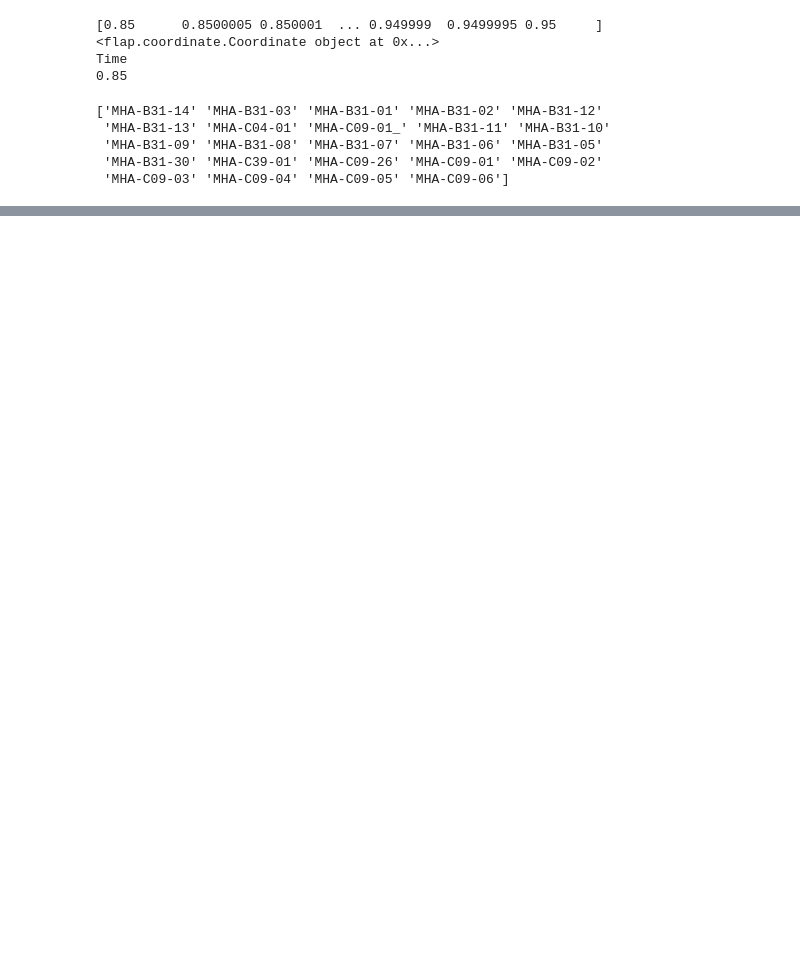
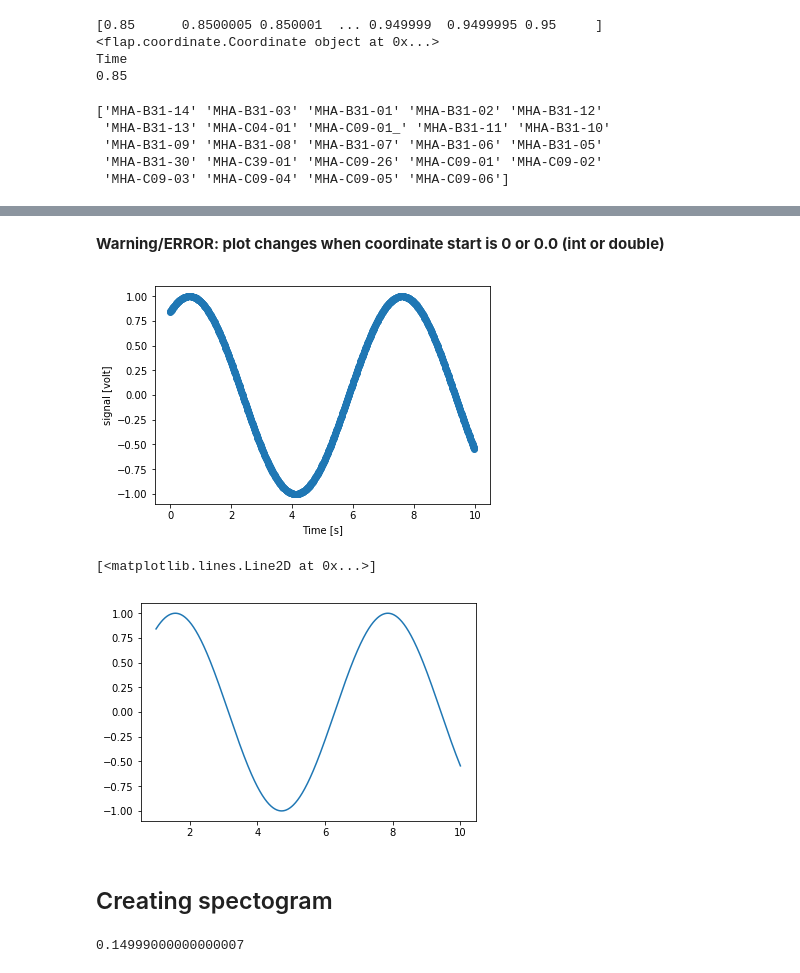
Before and after one commit to martonvavrik/fusion_research, a Jupyter notebook: Flap storage.ipynb, the cells around one changed output, grey strips where cells are left out. Saved outputs shown, nothing was run; the diff lists cells and outputs as text; code cells hidden in the pictures; blank space fills up the shorter version.

Commit message:
Added spectogram

```diff
--- a/Flap storage.ipynb
+++ b/Flap storage.ipynb
@@ -170,25 +175,42 @@ flap.list_data_objects()
+# %% [markdown]
+**Warning/ERROR: plot changes when coordinate start is 0 or 0.0 (int or double)**
 # %%
 time_dummy = flap.Coordinate(name="Time",
                           unit="s",
                           mode = flap.CoordinateMode(equidistant=True),
-                          start=0,
-                          step=1,
+                          start=0.0,
+                          step=0.01,
                           #values=np.linspace(1,5,10)
                           dimension_list=[0]
                          )
 
-#value_dummy = flap.Coordinate(name="Signal",
-#                          unit="V",
-#                          mode = flap.CoordinateMode(equidistant=True),
-#                          start=0,
-#                          step=1,
-#                          #values=np.linspace(1,5,10)
-#                         )
+data_array = np.sin(np.linspace(start=1,stop=10,num=1000))
+x = np.linspace(start=1,stop=10,num=1000)
 
-dummy= flap.DataObject(data_array = np.linspace(1,5,10)**2,
+dummy= flap.DataObject(data_array = data_array,
                        data_unit = flap.Unit(name = "signal",unit = "volt"),#
                        coordinates = time_dummy,  #,value_dummy]
+                       data_shape=data_array.shape
                      )
 
-dummy.plot()#plot_type = 'scatter'
-#plot_2 = flap.plot('dummy',slicing={'Time':[1,3]})
+dummy.plot(plot_type = 'scatter')
+plt.plot(x,data_array)
+# %% [output]
+[figure, added]
+[<matplotlib.lines.Line2D at 0x...>]
+[figure, added]
+# %% [markdown]
+## Creating spectogram
+# %%
+min_t=min(sliced_object.coordinate('Time')[0])
+max_t=max(sliced_object.coordinate('Time')[0])
+t = max_t-min_t
+print(t)
+s=sliced_object.data
+samples = np.size(sliced_object.data)
+s_rate=samples/t
+
+nyquist=samples/2/t
+frangemax=nyquist#200#
+# %% [output]
+0.14999000000000007
```
Also changed, not shown: parts of 24 cells of this notebook.
